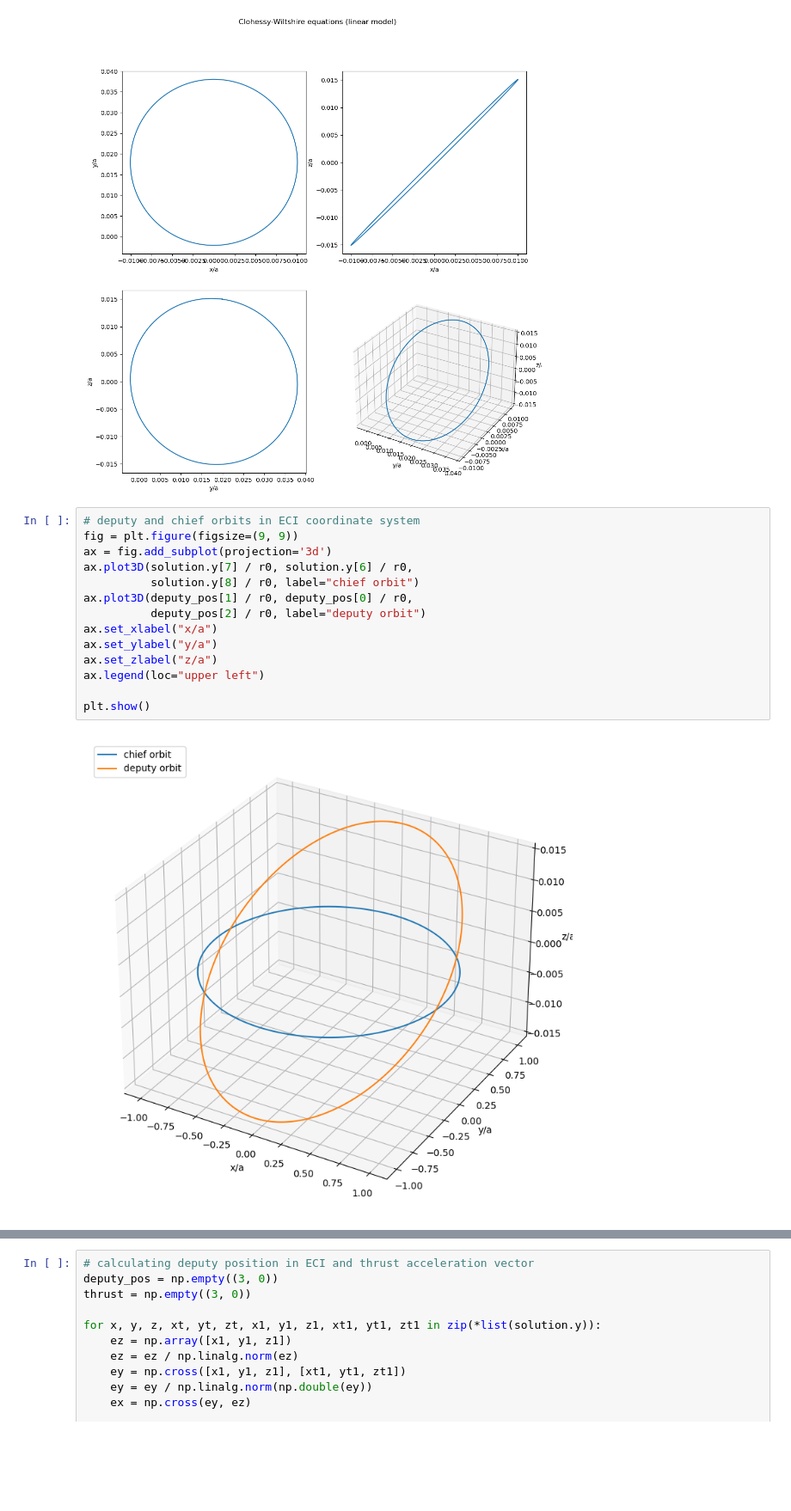
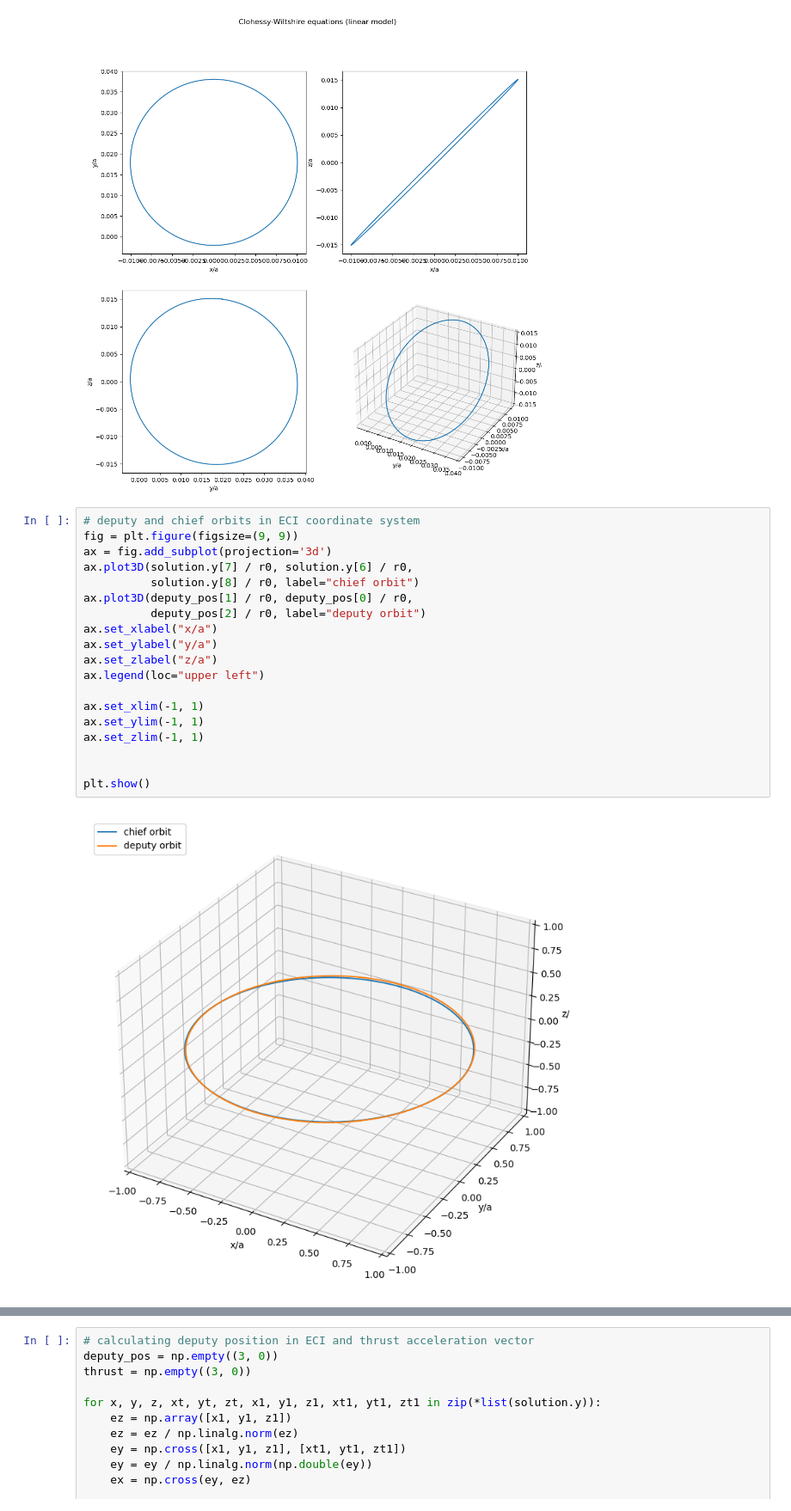
Before and after one commit to A1rsenij/Spacecraft-control, a Jupyter notebook: sff.ipynb, the cells around one changed output, grey strips where cells are left out. Shown at 86% size. Drawn from its saved outputs; the diff is of its cells as text; blank space fills up the shorter version.

```diff
--- a/sff.ipynb
+++ b/sff.ipynb
@@ -286,18 +279,23 @@ plt.show()
 # %%
 # deputy and chief orbits in ECI coordinate system
 fig = plt.figure(figsize=(9, 9))
 ax = fig.add_subplot(projection='3d')
 ax.plot3D(solution.y[7] / r0, solution.y[6] / r0,
           solution.y[8] / r0, label="chief orbit")
 ax.plot3D(deputy_pos[1] / r0, deputy_pos[0] / r0,
           deputy_pos[2] / r0, label="deputy orbit")
 ax.set_xlabel("x/a")
 ax.set_ylabel("y/a")
 ax.set_zlabel("z/a")
 ax.legend(loc="upper left")
 
+ax.set_xlim(-1, 1)
+ax.set_ylim(-1, 1)
+ax.set_zlim(-1, 1)
+
+
 plt.show()
 # %% [output]
-[figure, old version]
+[figure, new version]
 # %%
 # Application of Lyapunov control functions
```
Also changed, not shown: parts of 10 cells of this notebook, 1 other file.
